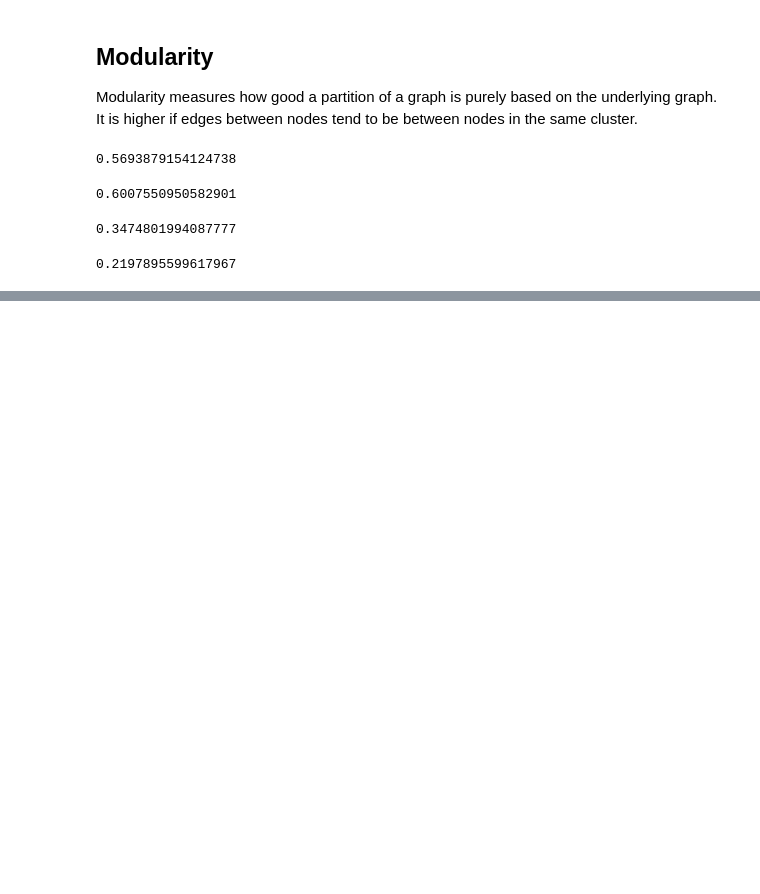
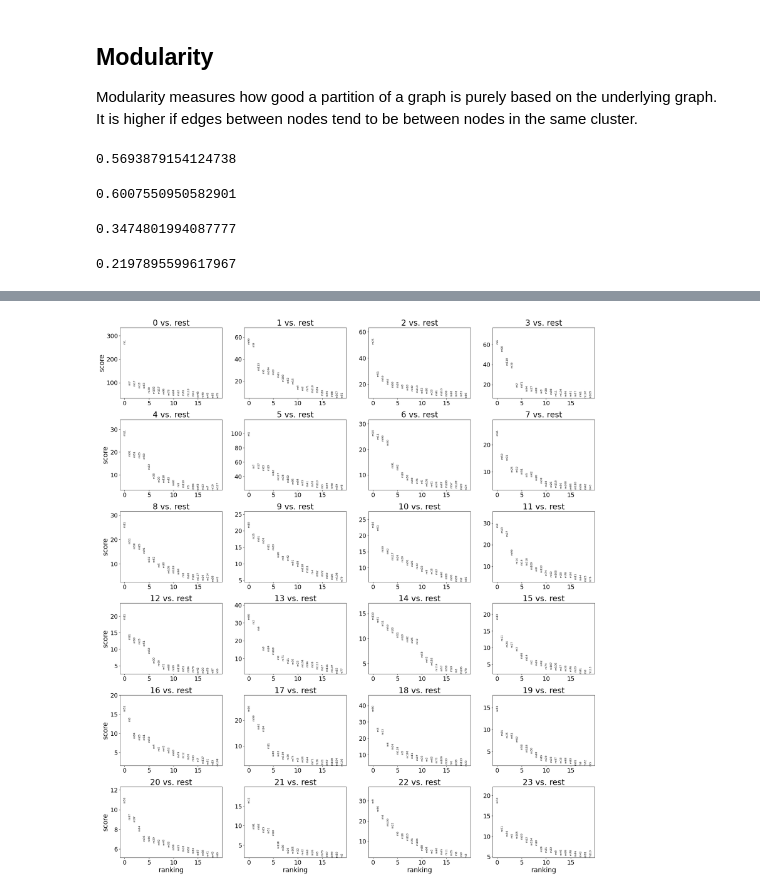
Before and after one commit to BaileyAndrew/GmGM-Bioinformatics, a Jupyter notebook: for_gmgm_paper.ipynb, the cells around one changed output, grey strips where cells are left out. Saved outputs shown, nothing was run; the diff lists cells and outputs as text; code cells hidden in the pictures; blank space fills up the shorter version.

```diff
--- a/for_gmgm_paper.ipynb
+++ b/for_gmgm_paper.ipynb
@@ -1126,0 +1226,7 @@ gmgm_graph.vs['fine_hdwgcna'] = fine_hdwgcna_community
+# %%
+madata = ad.AnnData(
+    X = adata.obs[[f"m{x}_percent" for x in range(0, 119)]],
+)
+madata.var_names = [f"m{x}" for x in range(0, 119)]
+madata.obs['leiden_gmgm_fine'] = adata.obs['leiden_gmgm_fine']
+sc.tl.rank_genes_groups(madata, groupby='leiden_gmgm_fine')
@@ -1126,0 +1235,4 @@ gmgm_graph.vs['fine_hdwgcna'] = fine_hdwgcna_community
+# %%
+sc.pl.rank_genes_groups(madata, groupby='leiden_gmgm_fine', sharey=False)
+# %% [output]
+[figure, added]
```
Also changed, not shown: parts of 11 cells of this notebook.
